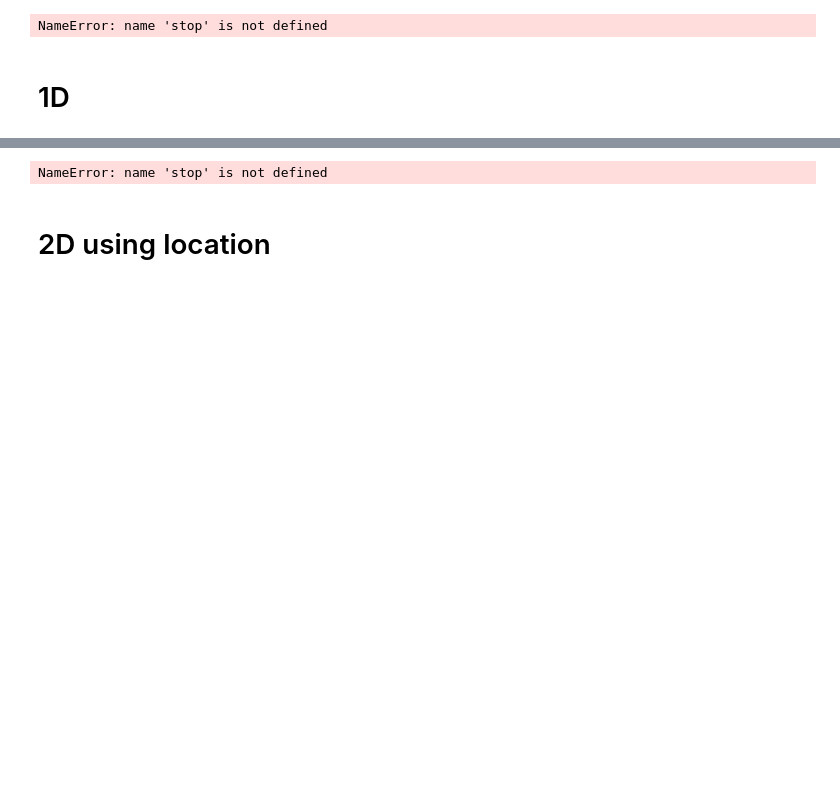
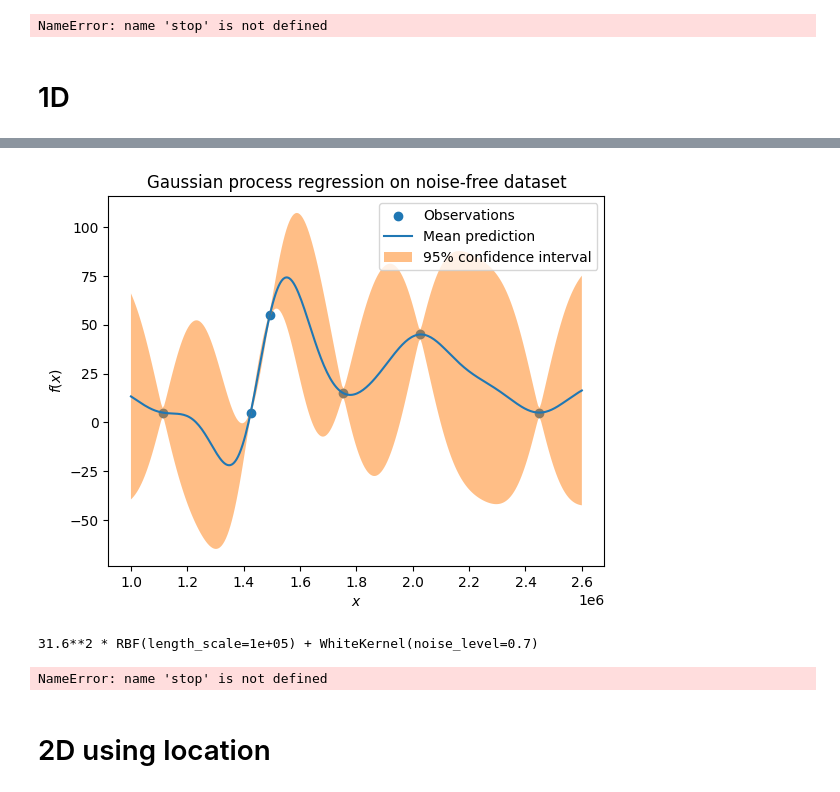
Before and after one commit to Hitchwiki/hitchmap-data, a Jupyter notebook: visualization/predictors/gaussian_process.ipynb, the cells around one changed output, grey strips where cells are left out. Cells and saved outputs as stored; diff of their text form; code cells hidden in the pictures; blank space fills up the shorter version.

```diff
--- a/visualization/predictors/gaussian_process.ipynb
+++ b/visualization/predictors/gaussian_process.ipynb
@@ -94,6 +127,6 @@ GaussianProcessRegressor(kernel=1**2 * RBF(length_scale=[1, 1]),
 # %%
 x_test = np.linspace(start=1000000, stop=2600000, num=300)
-x_test = np.array([[0, xi] for xi in x_test])
+x_test = np.array([[xi] for xi in x_test])
 # %%
-y_pred, sigma = gp.predict(x_test, return_std=True)
+y_pred, std_prediction = gp.predict(x_test, return_std=True)
 y_pred = y_pred + average # add back the mean
@@ -104,0 +133,15 @@ sns.lineplot(x=x_test[:, 1], y=y_pred, label='Predicted')
+# %%
+plt.scatter(X, y, label="Observations")
+plt.plot(x_test, y_pred, label="Mean prediction")
+plt.fill_between(
+    x_test.ravel(),
+    y_pred - 1.96 * std_prediction,
+    y_pred + 1.96 * std_prediction,
+    alpha=0.5,
+    label=r"95% confidence interval",
+)
+plt.legend()
+plt.xlabel("$x$")
+plt.ylabel("$f(x)$")
+# %% [output]
+[figure, added]
@@ -104,0 +150,5 @@ sns.lineplot(x=x_test[:, 1], y=y_pred, label='Predicted')
+# %%
+gp.kernel_
+# note that length_scale and noise_level take the values at the bounds of the allowed range (indicator that this is not a local optimum)
+# %% [output]
+31.6**2 * RBF(length_scale=1e+05) + WhiteKernel(noise_level=0.7)
```
Also changed, not shown: parts of 10 cells of this notebook.
